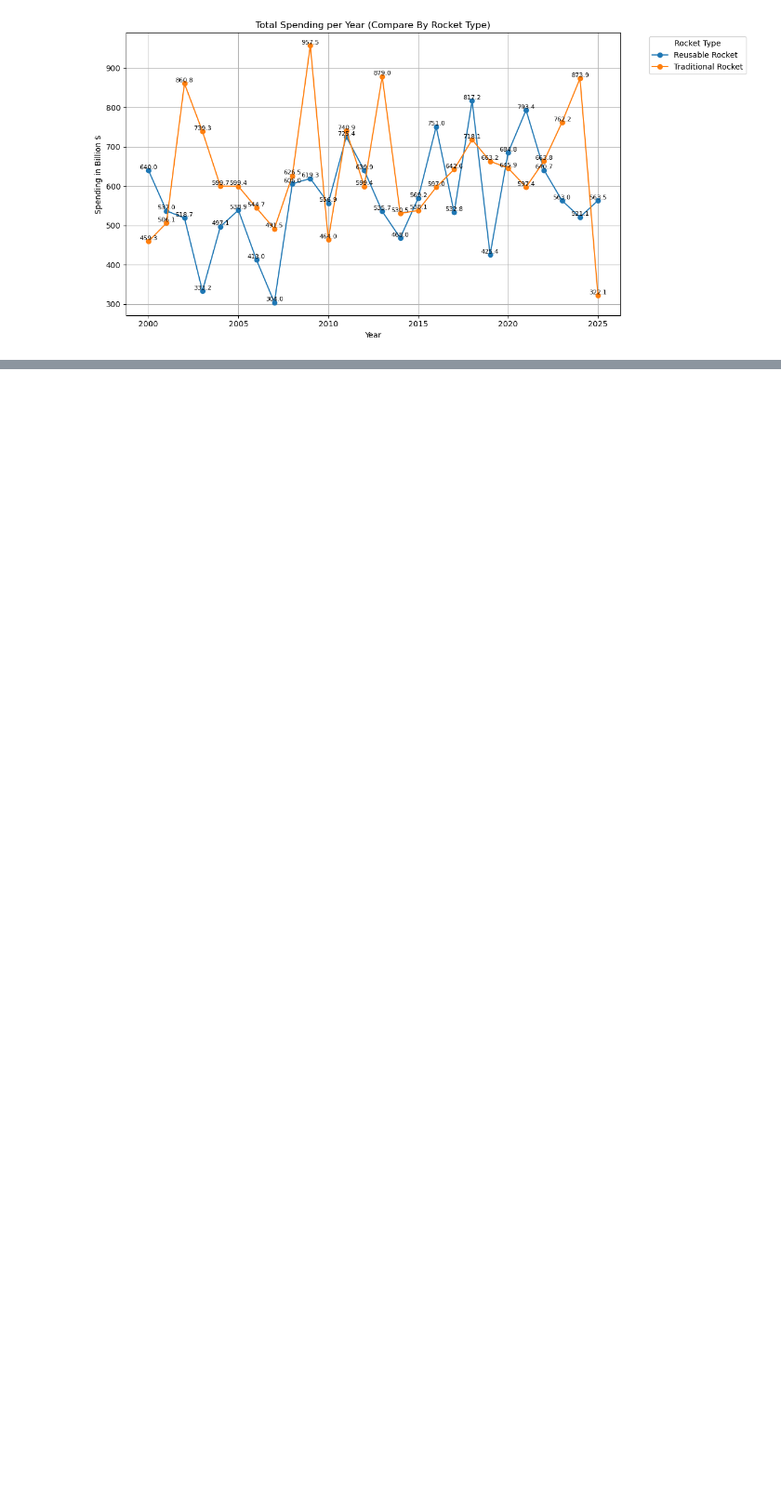
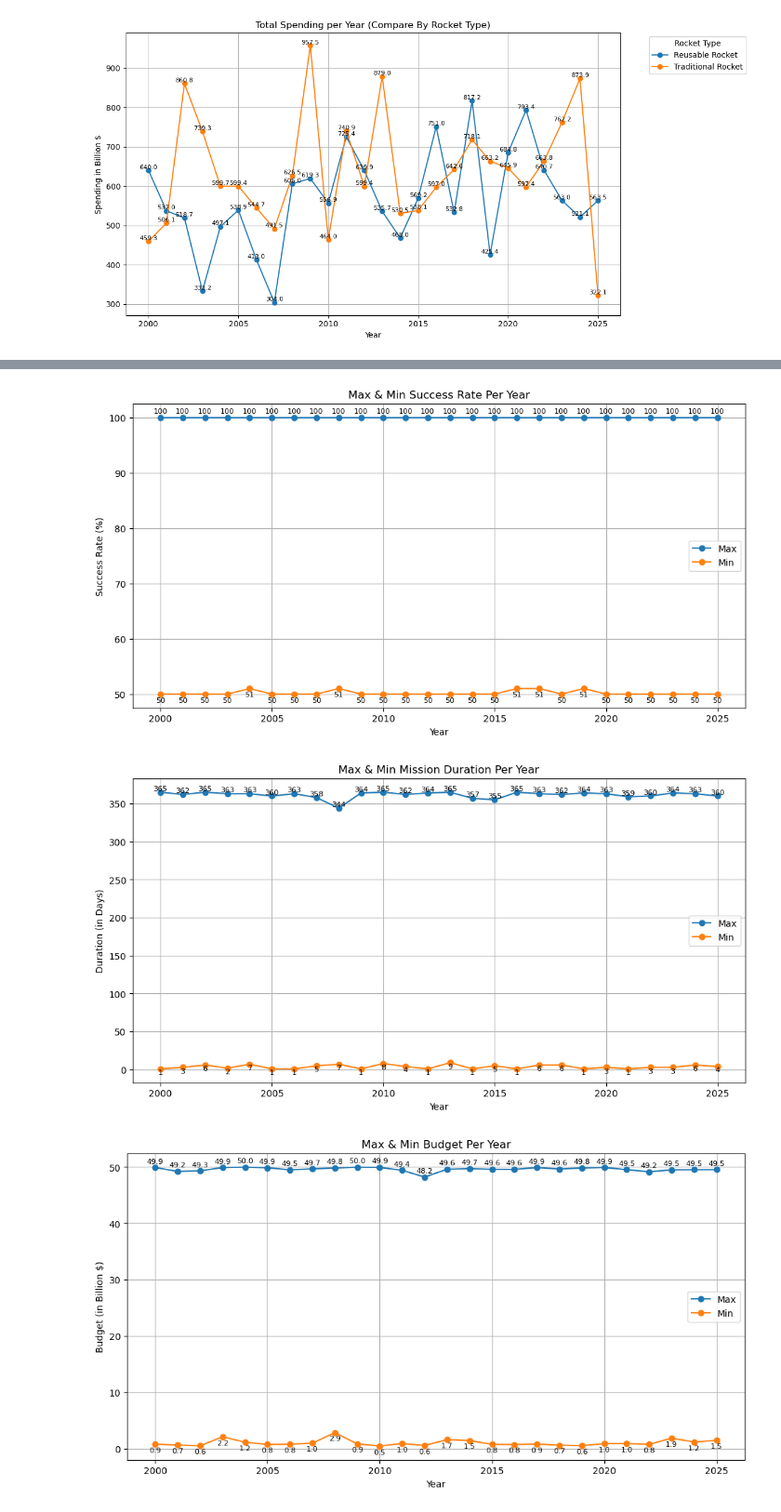
Before and after one commit to FlazeFy2/DS-Global-Space-Exploration, a Jupyter notebook: exploratory data analysis-line.ipynb, the cells around one changed output, grey strips where cells are left out. Shown at 93% size. Saved outputs shown, nothing was run; the diff lists cells and outputs as text; code cells hidden in the pictures; blank space fills up the shorter version.

```diff
--- a/exploratory data analysis-line.ipynb
+++ b/exploratory data analysis-line.ipynb
@@ -199,0 +202,57 @@ for dt in target_col:
+# %%
+import pandas as pd
+import statistics
+import numpy as np
+import matplotlib.pyplot as plt
+import squarify
+
+# Declaration
+# Exploratory Data Analysis (EDA) - Line Chart Max & Min Context per Year
+data = pd.read_csv("Global_Space_Exploration_Dataset.csv", encoding="ISO-8859-1")
+
+# Check & Create Year Column
+if 'Year' not in data.columns:
+    if 'Date' in data.columns:
+        data['Year'] = pd.to_datetime(data['Date'], errors='coerce').dt.year
+    else:
+        raise ValueError("No 'Year' or 'Date' column found in the dataset")
+
+target_col = [
+    { 'title' : 'Max & Min Success Rate Per Year', 'unit': 'Success Rate (%)' },
+    { 'title' : 'Max & Min Mission Duration Per Year', 'unit': 'Duration (in Days)' },
+    { 'title' : 'Max & Min Budget Per Year', 'unit': 'Budget (in Billion $)' },
+]
+
+for dt in target_col:
+    # Group by year and compute the max and min values
+    max_per_year = data.groupby('Year')[dt['unit']].max().sort_index()
+    min_per_year = data.groupby('Year')[dt['unit']].min().sort_index()
+
+    # Plot Line Chart
+    plt.figure(figsize=(12, 6))
+
+    # Max Line
+    plt.plot(max_per_year.index, max_per_year.values, marker='o', label='Max')
+
+    # Min Line
+    plt.plot(min_per_year.index, min_per_year.values, marker='o', label='Min')
+
+    plt.title(dt['title'])
+    plt.xlabel('Year')
+    plt.ylabel(dt['unit'])
+    plt.grid(True)
+    plt.legend()
+
+    # Add Label for Max
+    for x, y in zip(max_per_year.index, max_per_year.values):
+        plt.text(x, y + 0.5, str(round(y, 1)), ha='center', va='bottom', fontsize=8)
+
+    # Add Label for Min
+    for x, y in zip(min_per_year.index, min_per_year.values):
+        plt.text(x, y - 0.5, str(round(y, 1)), ha='center', va='top', fontsize=8)
+
+    plt.show()
+# %% [output]
+[figure, added]
+[figure, added]
+[figure, added]
```
Also changed, not shown: parts of 1 cell of this notebook.
